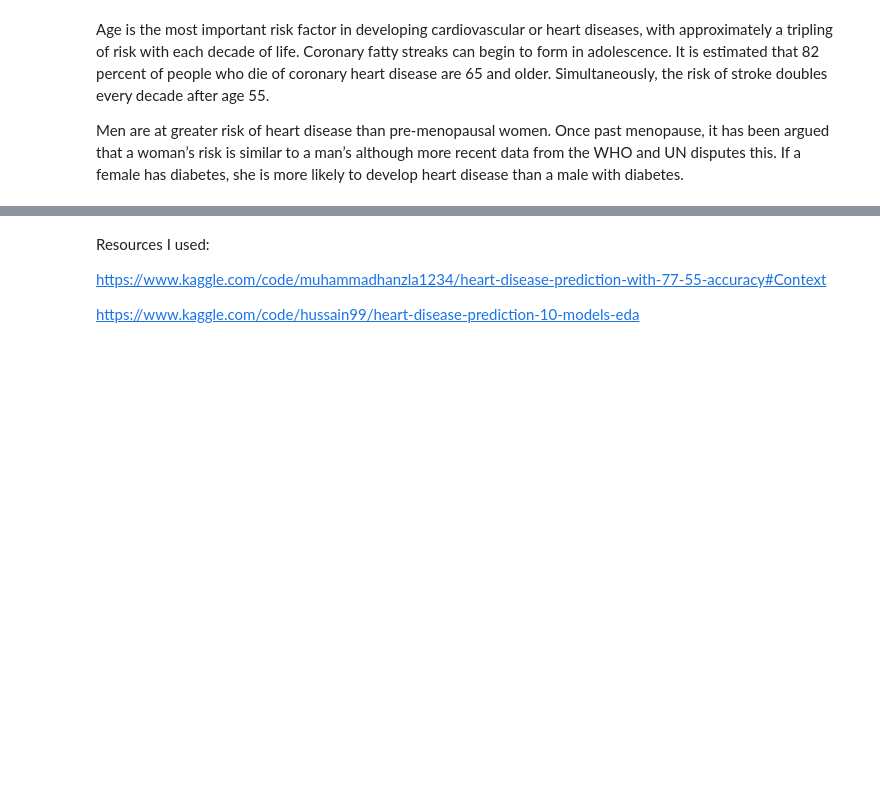
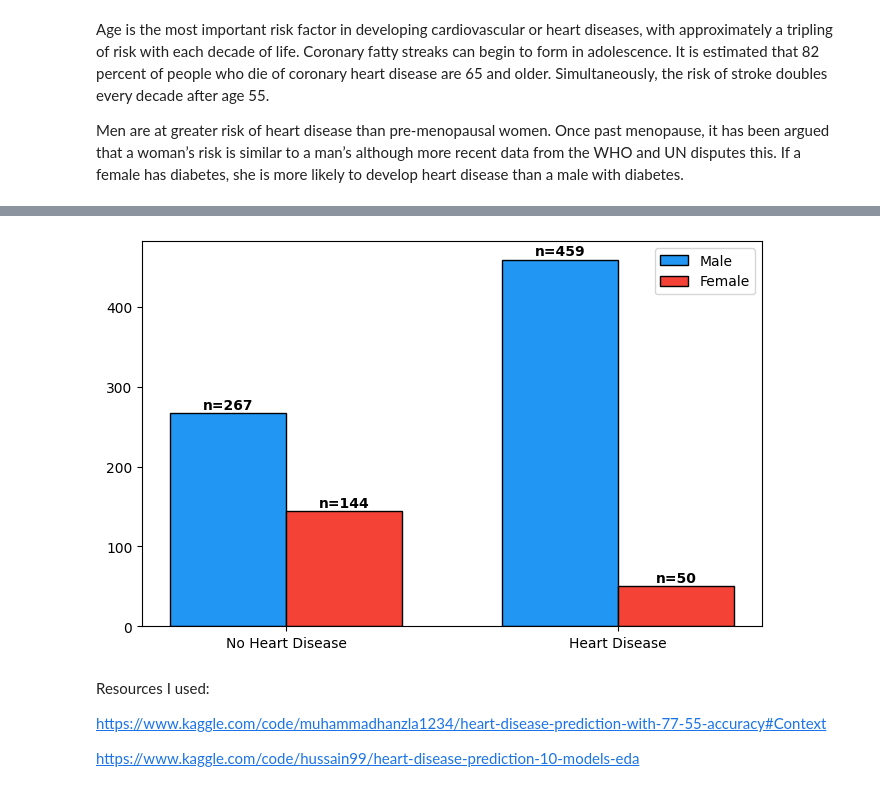
Before and after one commit to JoaquinCar/heart-disease-risk-predictor, a Jupyter notebook: data/EDA.ipynb, the cells around one changed output, grey strips where cells are left out. Cells and saved outputs as stored; diff of their text form; code cells hidden in the pictures; blank space fills up the shorter version.

```diff
--- a/data/EDA.ipynb
+++ b/data/EDA.ipynb
@@ -104,3 +226,30 @@ df.head()
+# %%
+import numpy as np
+
+male_counts = df[df['sex'] == 'Male']['target'].value_counts().sort_index()
+female_counts = df[df['sex'] == 'Female']['target'].value_counts().sort_index()
+
+fig, ax = plt.subplots(figsize=(8, 5))
+x = np.arange(2)  # 2 grupos: No Disease, Disease
+width = 0.35
+
+ax.bar(x - width/2, male_counts.values, width, label='Male', color='#2196F3', edgecolor='black')
+ax.bar(x + width/2, female_counts.values, width, label='Female', color='#F44336', edgecolor='black')
+
+# Male labels → misma posición que ax.bar para male: x - width/2
+for i, v in enumerate(male_counts.values):
+    ax.text(x[i] - width/2, v + 5, f'n={v}', ha='center', fontweight='bold')
+
+# Female labels → misma posición que ax.bar para female: x + width/2
+for i, v in enumerate(female_counts.values):
+    ax.text(x[i] + width/2, v + 5, f'n={v}', ha='center', fontweight='bold')
+
+ax.set_xticks(x)
+ax.set_xticklabels(['No Heart Disease', 'Heart Disease'])
+ax.legend()
+plt.show()
+# %% [output]
+[figure, added]
 # %% [markdown]
 Resources I used:
 
```
Also changed, not shown: parts of 10 cells of this notebook.
